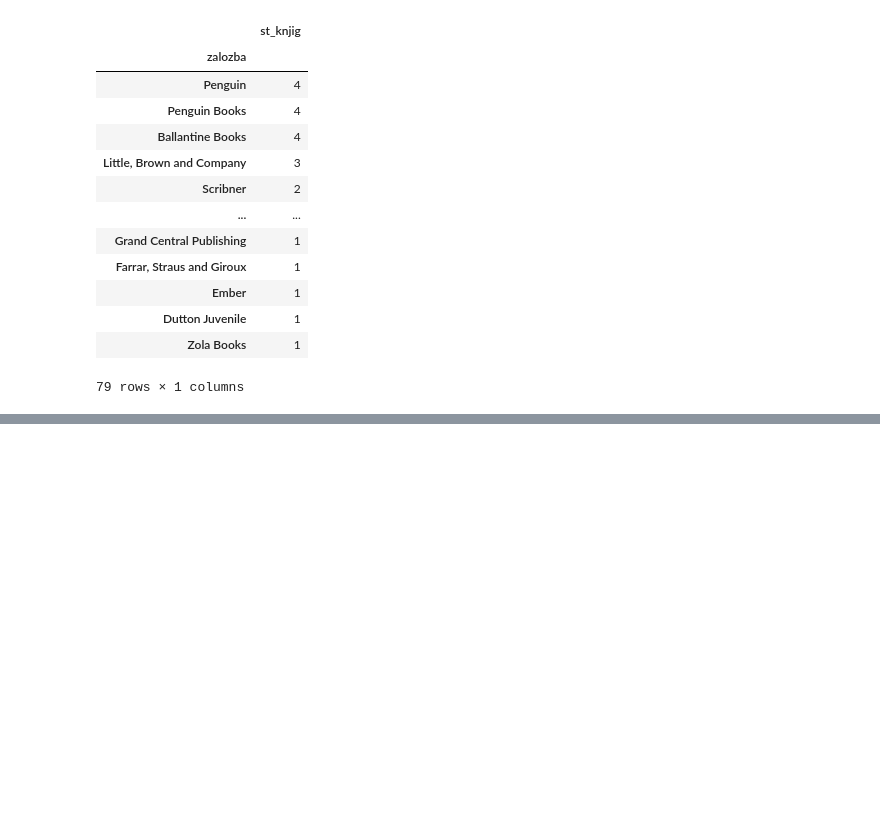
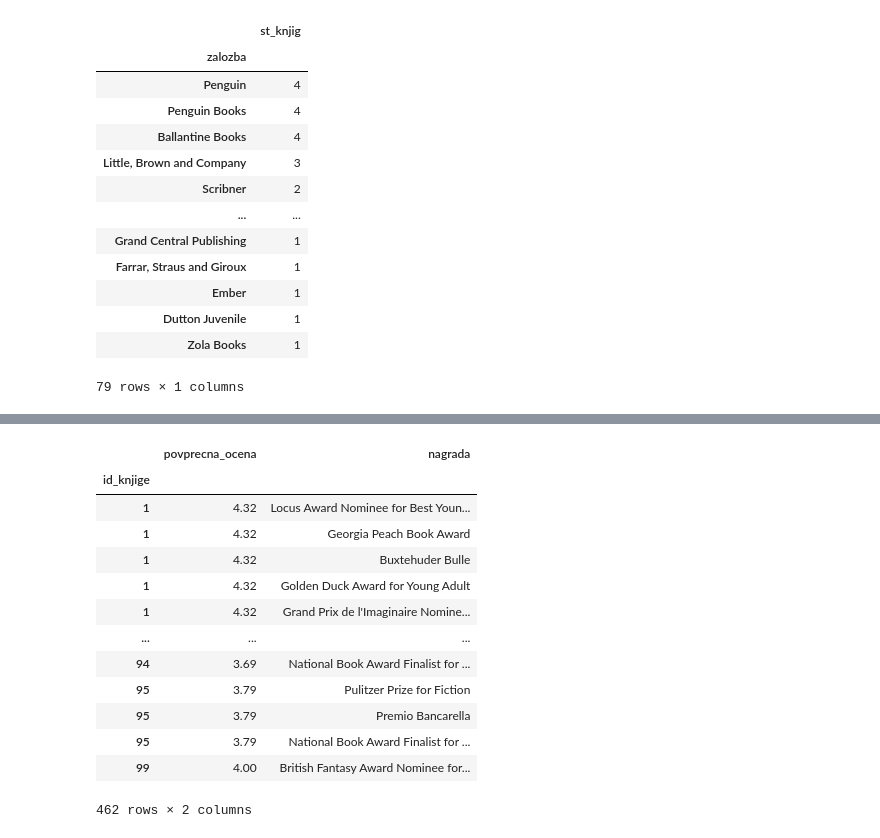
Before and after one commit to anajulijapreseren/Najbolj-e-knjige-vseh-asov, a Jupyter notebook: Analiza_podatkov.ipynb, the cells around one changed output, grey strips where cells are left out. Drawn from its saved outputs; the diff is of its cells as text; code cells hidden in the pictures; blank space fills up the shorter version.

```diff
--- a/Analiza_podatkov.ipynb
+++ b/Analiza_podatkov.ipynb
@@ -176,0 +266,17 @@ st_knjig_zalozbe_100
+# %%
+ocena_in_nagrade
+# %% [output]
+|  | povprecna_ocena | nagrada |
+| id_knjige |  |  |
+| 1 | 4.32 | Locus Award Nominee for Best Youn... |
+| 1 | 4.32 | Georgia Peach Book Award |
+| 1 | 4.32 | Buxtehuder Bulle |
+| 1 | 4.32 | Golden Duck Award for Young Adult |
+| 1 | 4.32 | Grand Prix de l'Imaginaire Nomine... |
+| ... | ... | ... |
+| 94 | 3.69 | National Book Award Finalist for ... |
+| 95 | 3.79 | Pulitzer Prize for Fiction |
+| 95 | 3.79 | Premio Bancarella |
+| 95 | 3.79 | National Book Award Finalist for ... |
+| 99 | 4.00 | British Fantasy Award Nominee for... |
+462 rows × 2 columns
```
Also changed, not shown: parts of 30 cells of this notebook.
